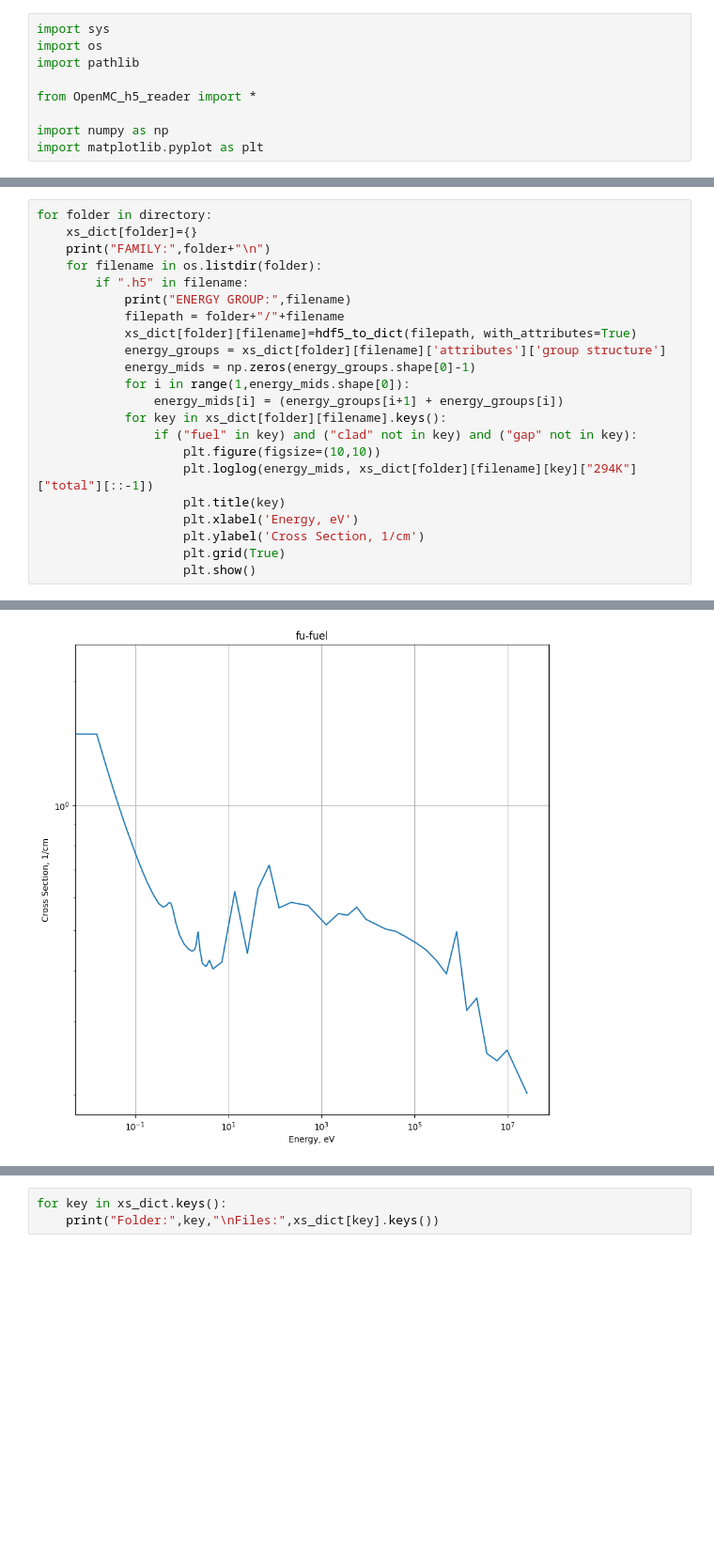
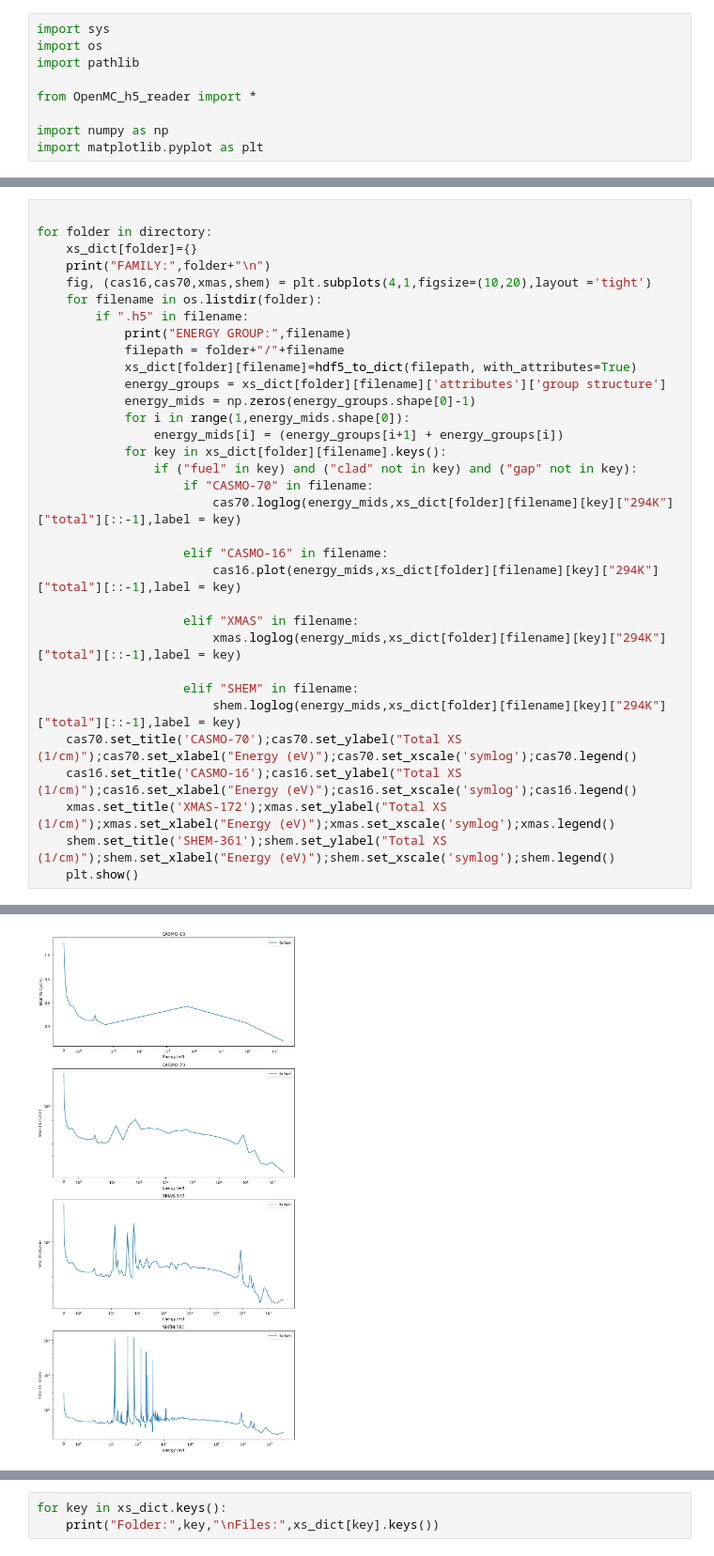
Before and after one commit to aly-tamu/VERA-Examples, a Jupyter notebook: Benchmark Problems/2B_family/2B_plot.ipynb, the cells around one changed output, grey strips where cells are left out. Shown at 94% size. Cells and saved outputs as stored; diff of their text form; blank space fills up the shorter version.

Commit message:
Improved the plots in the case study

```diff
--- a/Benchmark Problems/2B_family/2B_plot.ipynb
+++ b/Benchmark Problems/2B_family/2B_plot.ipynb
@@ -18,9 +19,11 @@ for filename in [name for name in os.listdir(".") if os.path.isdir(os.path.join(
     if filename != "__pycache__" and filename !=".ipynb_checkpoints":
         directory.append(filename)
 # %%
+
 for folder in directory:
     xs_dict[folder]={}
     print("FAMILY:",folder+"\n")
+    fig, (cas16,cas70,xmas,shem) = plt.subplots(4,1,figsize=(10,20),layout ='tight')
     for filename in os.listdir(folder):
         if ".h5" in filename:
             print("ENERGY GROUP:",filename)
@@ -32,13 +35,22 @@ for folder in directory:
                 energy_mids[i] = (energy_groups[i+1] + energy_groups[i])
             for key in xs_dict[folder][filename].keys():
                 if ("fuel" in key) and ("clad" not in key) and ("gap" not in key):
-                    plt.figure(figsize=(10,10))
-                    plt.loglog(energy_mids, xs_dict[folder][filename][key]["294K"]["total"][::-1])
-                    plt.title(key)
-                    plt.xlabel('Energy, eV')
-                    plt.ylabel('Cross Section, 1/cm')
-                    plt.grid(True)
-                    plt.show()
+                    if "CASMO-70" in filename:
+                        cas70.loglog(energy_mids,xs_dict[folder][filename][key]["294K"]["total"][::-1],label = key)
+
+                    elif "CASMO-16" in filename:
+                        cas16.plot(energy_mids,xs_dict[folder][filename][key]["294K"]["total"][::-1],label = key)
+
+                    elif "XMAS" in filename:
+                        xmas.loglog(energy_mids,xs_dict[folder][filename][key]["294K"]["total"][::-1],label = key)
+
+                    elif "SHEM" in filename:
+                        shem.loglog(energy_mids,xs_dict[folder][filename][key]["294K"]["total"][::-1],label = key)
+    cas70.set_title('CASMO-70');cas70.set_ylabel("Total XS (1/cm)");cas70.set_xlabel("Energy (eV)");cas70.set_xscale('symlog');cas70.legend()
+    cas16.set_title('CASMO-16');cas16.set_ylabel("Total XS (1/cm)");cas16.set_xlabel("Energy (eV)");cas16.set_xscale('symlog');cas16.legend()
+    xmas.set_title('XMAS-172');xmas.set_ylabel("Total XS (1/cm)");xmas.set_xlabel("Energy (eV)");xmas.set_xscale('symlog');xmas.legend()
+    shem.set_title('SHEM-361');shem.set_ylabel("Total XS (1/cm)");shem.set_xlabel("Energy (eV)");shem.set_xscale('symlog');shem.legend()
+    plt.show()
 # %% [output]
 FAMILY: mgxs_casl_2b_1fam
 
@@ -46 +72 @@ ENERGY GROUP: mgxs_2b_one_eighth_CASMO-70.h5
-[figure, old version]
+[figure, new version]
```
Also changed, not shown: parts of 2 cells of this notebook, 2 other files.
